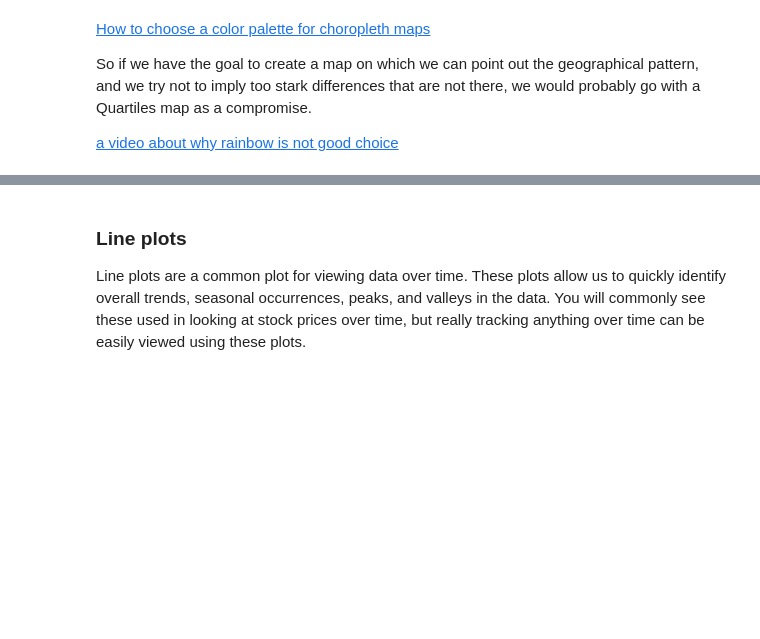
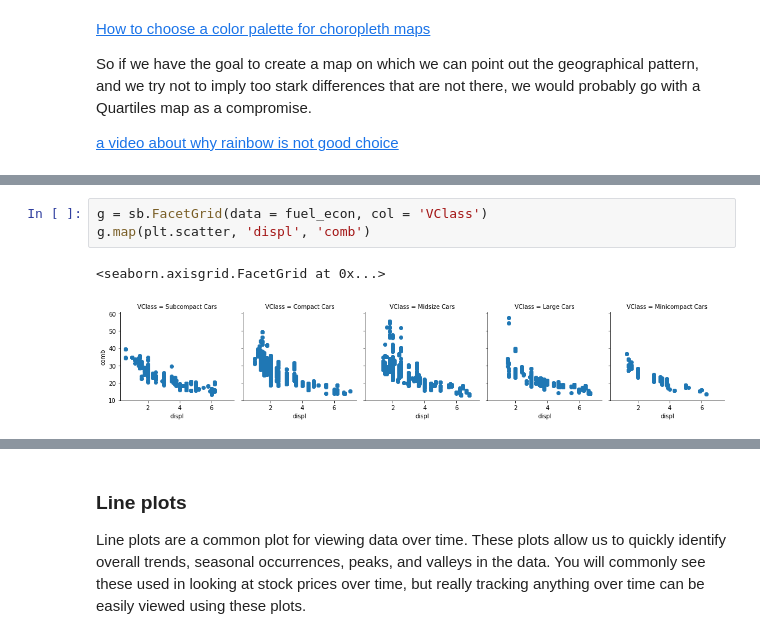
Before and after one commit to edifierxuhao/Data_visualization, a Jupyter notebook: Data_visualization_in_Data_analysis.ipynb, the cells around one changed output, grey strips where cells are left out. Cells and saved outputs as stored; diff of their text form; blank space fills up the shorter version.

```diff
--- a/Data_visualization_in_Data_analysis.ipynb
+++ b/Data_visualization_in_Data_analysis.ipynb
@@ -2334,0 +2348,6 @@ So if we have the goal to create a map on which we can point out the geographica
+# %%
+g = sb.FacetGrid(data = fuel_econ, col = 'VClass')
+g.map(plt.scatter, 'displ', 'comb')
+# %% [output]
+<seaborn.axisgrid.FacetGrid at 0x...>
+[figure, added]
```
Also changed, not shown: parts of 47 cells of this notebook, 2 other files.
